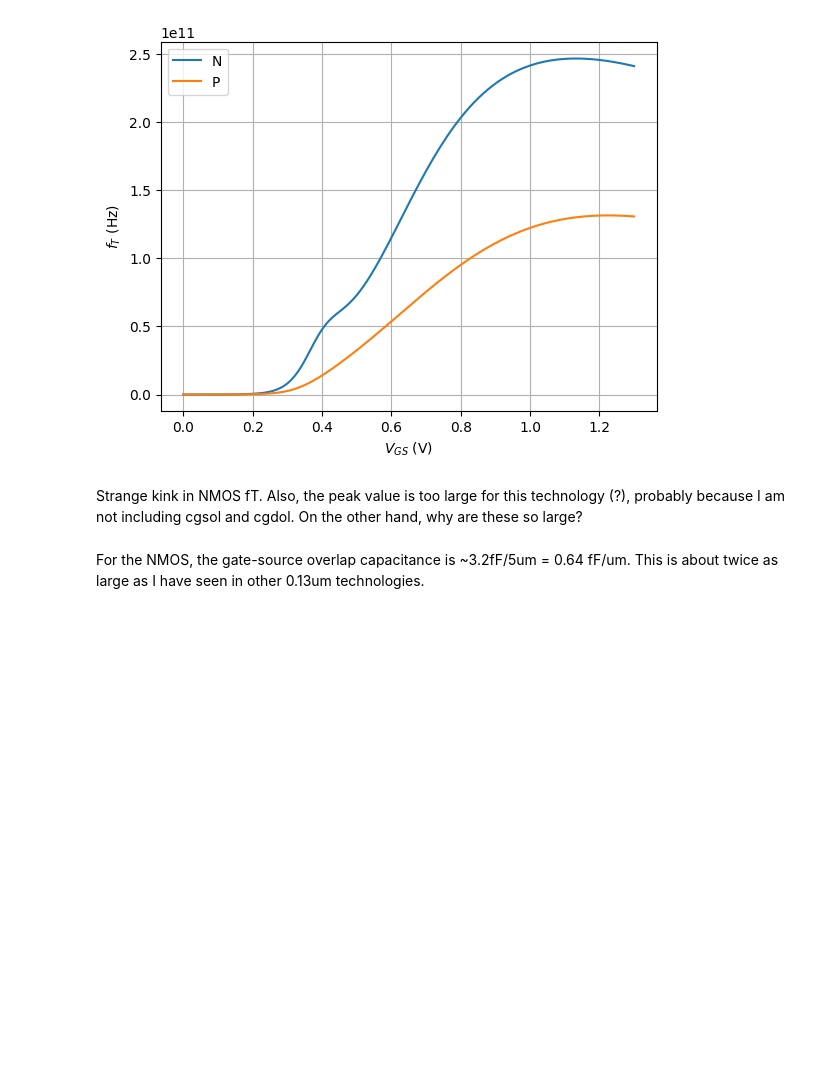
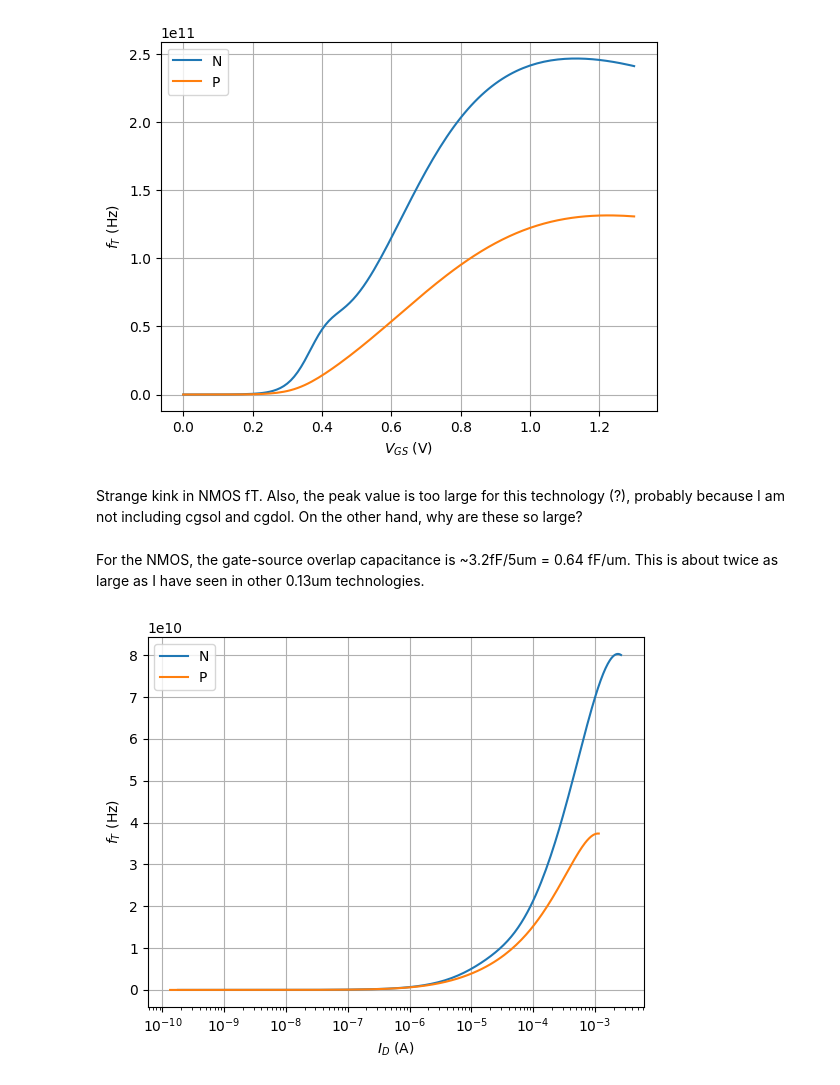
Before and after one commit to bmurmann/Ngspice-on-Colab, a Jupyter notebook: notebooks/IHP_SG13G2_VGS_sweep.ipynb, the cells around one changed output. Drawn from its saved outputs; the diff is of its cells as text; code cells hidden in the pictures; blank space fills up the shorter version.

```diff
--- a/notebooks/IHP_SG13G2_VGS_sweep.ipynb
+++ b/notebooks/IHP_SG13G2_VGS_sweep.ipynb
@@ -141,6 +141,8 @@ df['gm_id_n'] = df['gmn']/df['idn']
 df['fT_n'] = df['gmn']/df['cggn']/2/math.pi
 df['gm_id_p'] = df['gmp']/df['idp']
 df['fT_p'] = df['gmp']/df['cggp']/2/math.pi
+df['fT_n_tot'] = df['gmn']/(df['cggn']+6e-15)/2/math.pi
+df['fT_p_tot'] = df['gmp']/(df['cggp']+6e-15)/2/math.pi
 # %%
 plt.semilogy(df['vgs'], df['idn'], label="N")
 plt.semilogy(df['vgs'], df['idp'], label="P")
@@ -178,3 +180,13 @@ Strange kink in NMOS fT. Also, the peak value is too large for this technology (
 #cgdol           2.42174e-15           3.02492e-15
 # %% [markdown]
 For the NMOS, the gate-source overlap capacitance is ~3.2fF/5um = 0.64 fF/um. This is about twice as large as I have seen in other 0.13um technologies.
+# %%
+plt.semilogx(df['idn'], df['fT_n_tot'], label="N")
+plt.semilogx(df['idp'], df['fT_p_tot'], label="P")
+plt.xlabel("$I_{D}$ (A)")
+plt.ylabel("$f_T$ (Hz)")
+plt.legend(loc="upper left")
+plt.grid()
+plt.show()
+# %% [output]
+[figure, added]
```
Also changed, not shown: parts of 7 cells of this notebook.
